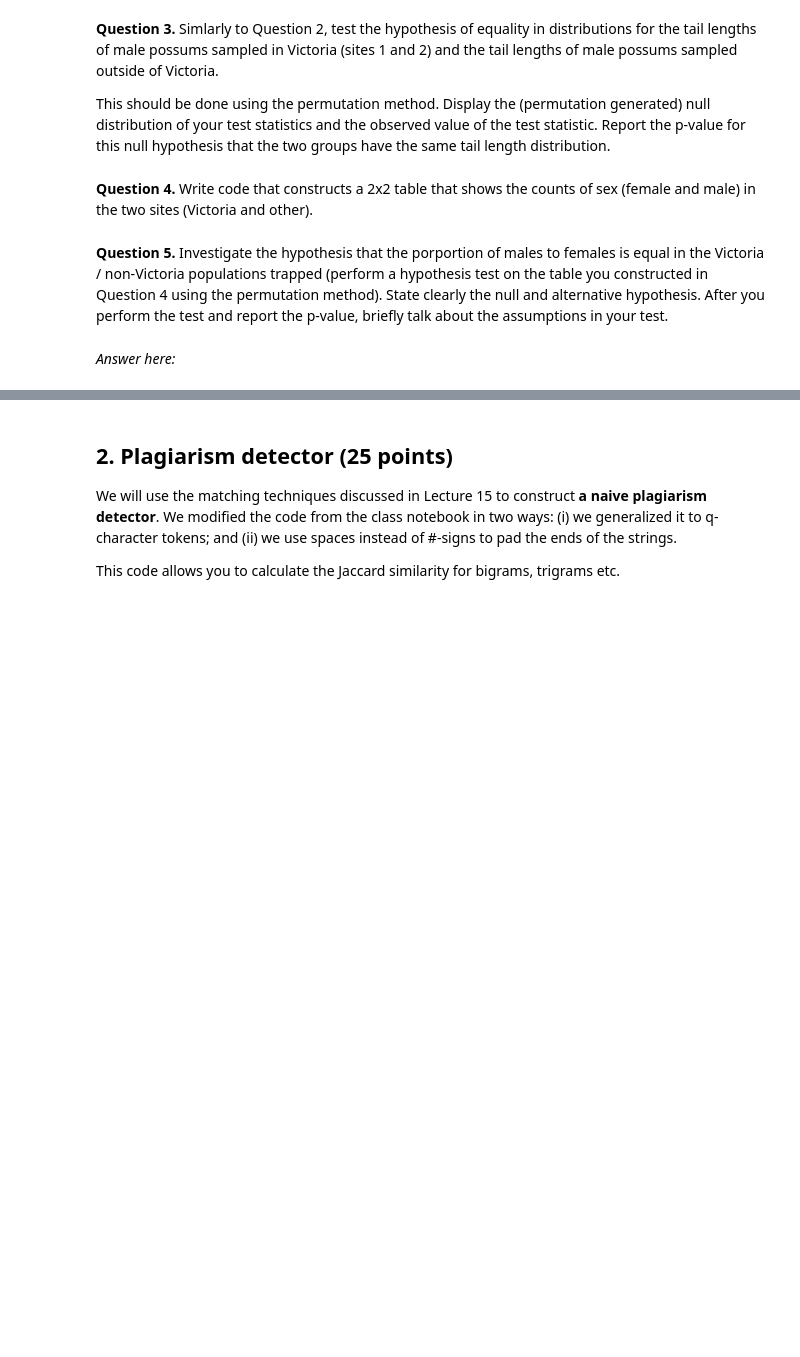
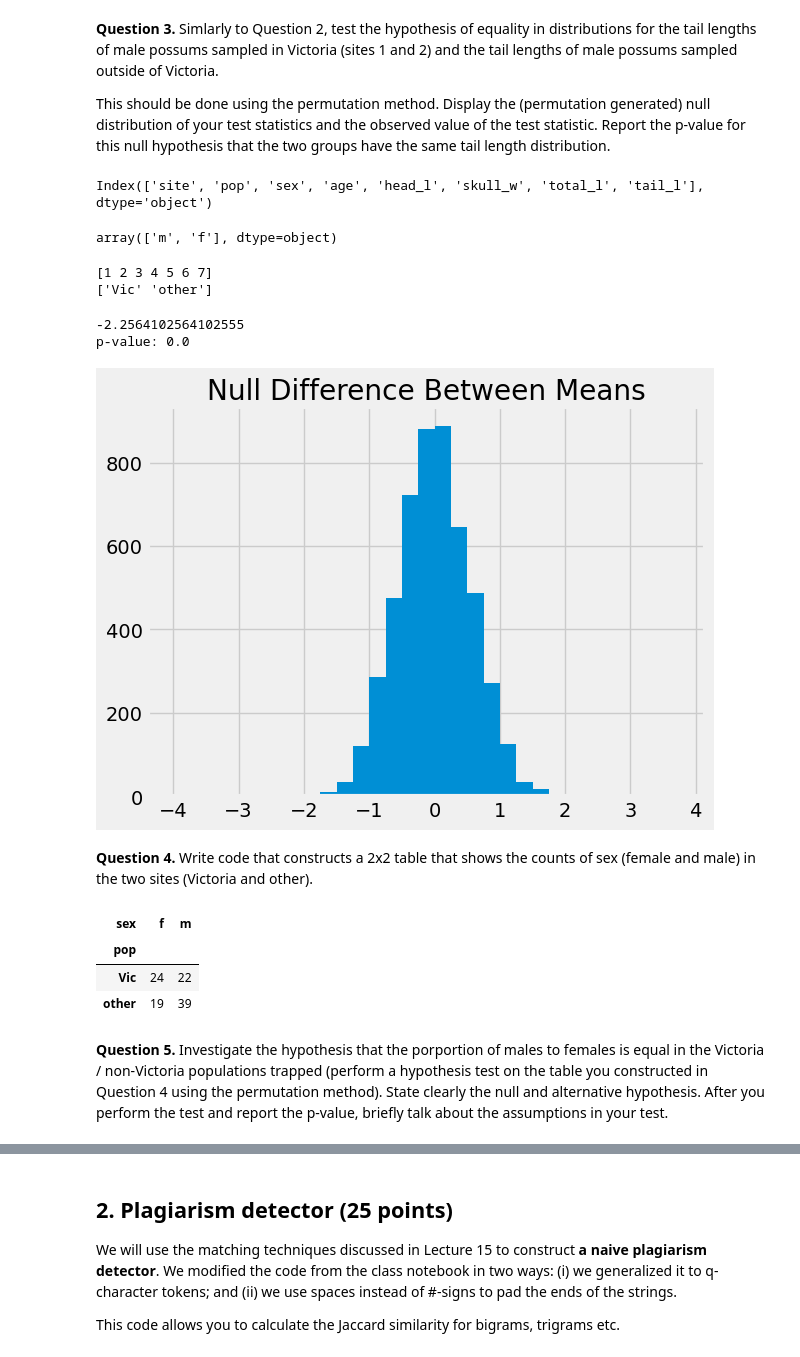
Before and after one commit to mattzhao-R/data-118, a Jupyter notebook: hw/homework07_Fall22.ipynb, the cells around one changed output, grey strips where cells are left out. Saved outputs shown, nothing was run; the diff lists cells and outputs as text; code cells hidden in the pictures; blank space fills up the shorter version.

```diff
--- a/hw/homework07_Fall22.ipynb
+++ b/hw/homework07_Fall22.ipynb
@@ -89,2 +113,52 @@ This should be done using the permutation method. Display the (permutation gener
+# %%
+p_df.columns
+# %% [output]
+Index(['site', 'pop', 'sex', 'age', 'head_l', 'skull_w', 'total_l', 'tail_l'], dtype='object')
+# %%
+p_df['sex'].unique()
+# %% [output]
+array(['m', 'f'], dtype=object)
+# %%
+for c in ['site','pop']:
+    print(p_df[c].unique())
+# %% [output]
+[1 2 3 4 5 6 7]
+['Vic' 'other']
+# %%
+q3_df = p_df[p_df['sex'] == 'm'].copy()
+def q3_classes(site):
+    if site == 1 or site == 2:
+        return 'Vic'
+    else:
+        return 'outside Vic'
+q3_df['labs'] = q3_df['site'].apply(q3_classes)
+# %%
+# permutation generated df
+lengths = q3_df[['tail_l']]
+group_labels = q3_df['labs'].values
+differences = np.array([])
+
+for _ in np.arange(5000):
+    shuffled_lengths = lengths.sample(len(lengths),replace = False)['tail_l'].values
+    shuffled_df=pd.DataFrame({"Shuffled Lengths":shuffled_lengths,"Label":group_labels})
+    smeans_df=shuffled_df.groupby('Label').mean()
+    new_diff=smeans_df.iloc[0]-smeans_df.iloc[1]
+    differences = np.append(differences, new_diff)
+
+# plot of permutation generated null distribution
+plt.hist(differences,bins=np.arange(-4,4,0.25))
+plt.title("Null Difference Between Means");
+
+# observed value of test stat
+means_df = q3_df.groupby('labs')['tail_l'].mean()
+observed_difference = means_df.iloc[0] - means_df.iloc[1]
+print(observed_difference)
+
+# p-value
+print('p-value:',np.count_nonzero(observed_difference > differences) / len(differences))
+# %% [output]
+-2.2564102564102555
+p-value: 0.0
+[figure, added]
 # %% [markdown]
 **Question 4.** Write code that constructs a 2x2 table that shows the counts of sex (female and male) in the two sites (Victoria and other).
@@ -93,2 +165,10 @@ This should be done using the permutation method. Display the (permutation gener
+# %%
+q4_table = pd.pivot_table(p_df, index= 'pop', values=['total_l'], columns= ['sex'],aggfunc='count')
+q4_table['total_l']
+# %% [output]
+| sex | f | m |
+| pop |  |  |
+| Vic | 24 | 22 |
+| other | 19 | 39 |
 # %% [markdown]
 **Question 5.** Investigate the hypothesis that the porportion of males to females is equal in the Victoria / non-Victoria populations trapped (perform a hypothesis test on the table you constructed in Question 4 using the permutation method). State clearly the null and alternative hypothesis. After you perform the test and report the p-value, briefly talk about the assumptions in your test.
@@ -97,2 +174,0 @@ This should be done using the permutation method. Display the (permutation gener
-# %% [markdown]
-*Answer here:*
```
Also changed, not shown: parts of 29 cells of this notebook, 9 other files.
